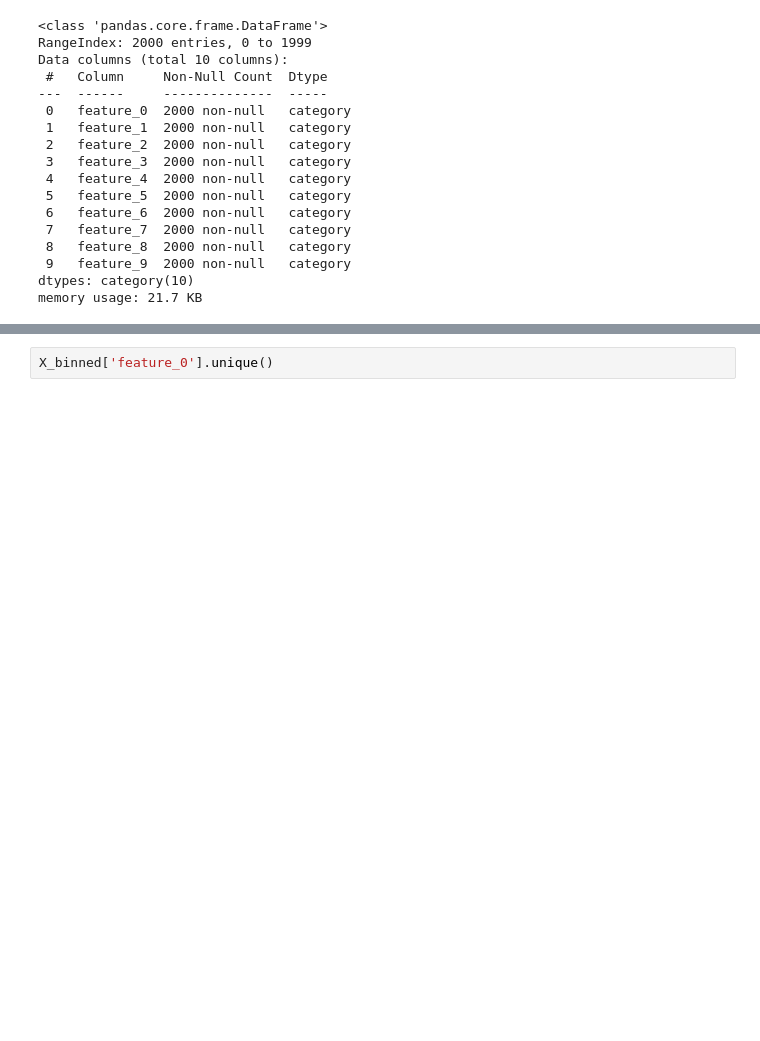
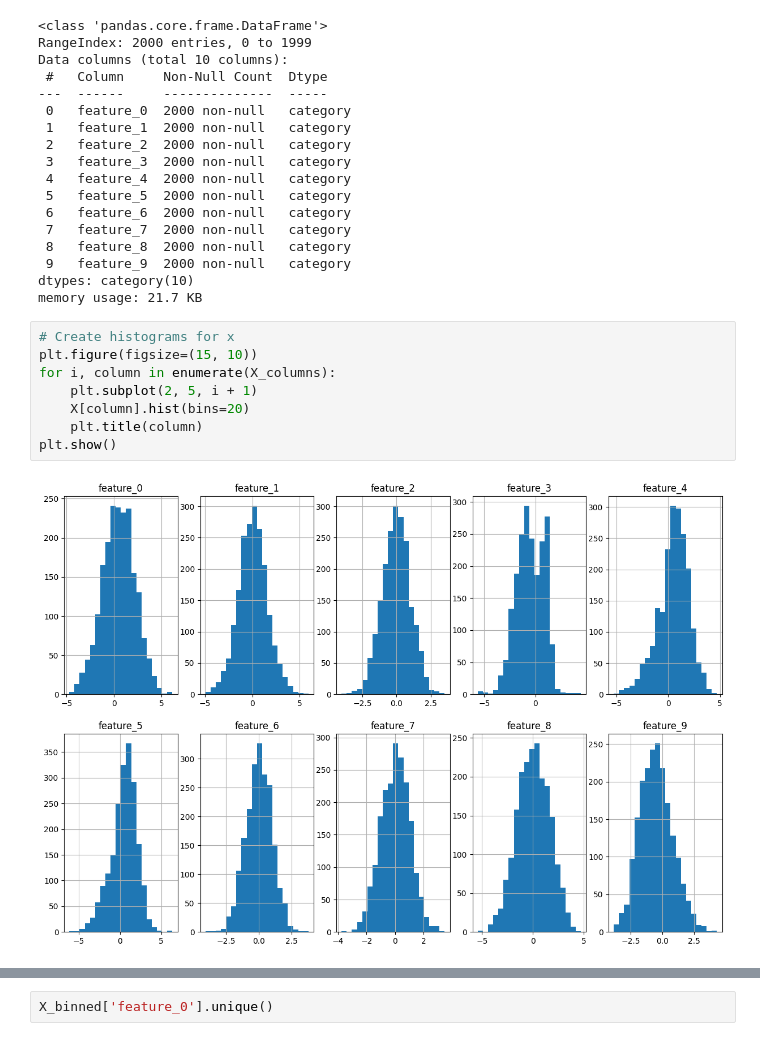
Before and after one commit to vincenzorrei/EDU-FeatureSelection, a Jupyter notebook: main.ipynb, the cells around one changed output, grey strips where cells are left out. Drawn from its saved outputs; the diff is of its cells as text; blank space fills up the shorter version.

```diff
--- a/main.ipynb
+++ b/main.ipynb
@@ -398,3 +398,13 @@ Data columns (total 10 columns):
  9   feature_9  2000 non-null   category
 dtypes: category(10)
 memory usage: 21.7 KB
+# %%
+# Create histograms for x
+plt.figure(figsize=(15, 10))
+for i, column in enumerate(X_columns):
+    plt.subplot(2, 5, i + 1)
+    X[column].hist(bins=20)
+    plt.title(column)
+plt.show()
+# %% [output]
+[figure, added]
```
Also changed, not shown: parts of 1 cell of this notebook.
